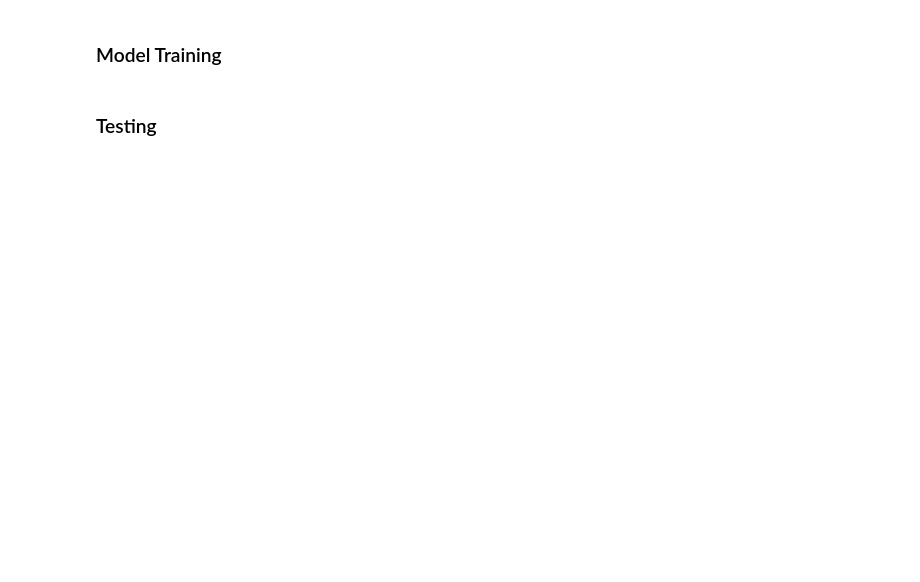
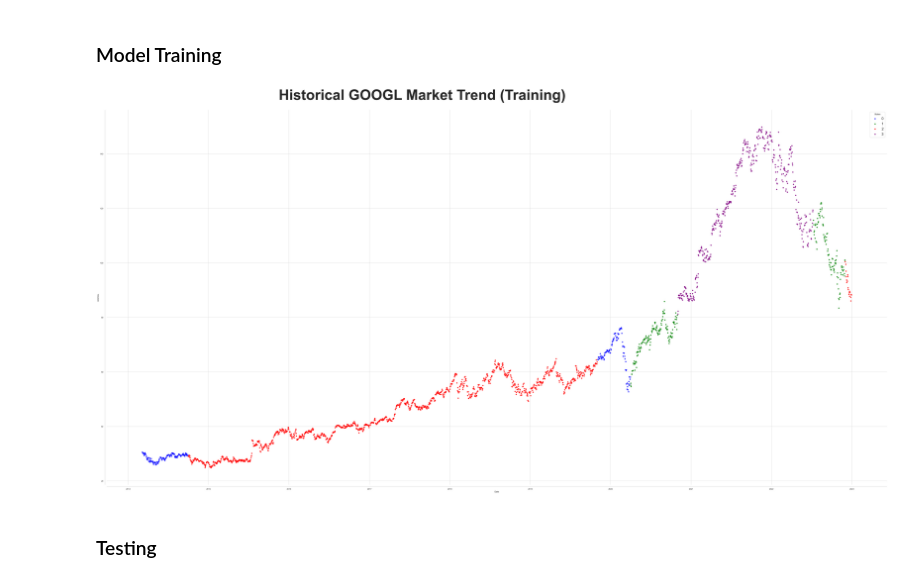
Before and after one commit to RaymondRaman/Stock-Market-Trend-Forecasting-with-Regime-and-Diffusion-Model, a Jupyter notebook: 4a. HMM_training&testing.ipynb, the cells around one changed output. Cells and saved outputs as stored; diff of their text form; code cells hidden in the pictures; blank space fills up the shorter version.

```diff
--- a/4a. HMM_training&testing.ipynb
+++ b/4a. HMM_training&testing.ipynb
@@ -7,13 +7,15 @@ import joblib
 # %%
 # Load training data
 config_data = load_config_file()
 stock_list = config_data['stock_dict']
 training_stock_df = load_training_data()
 
-stock = 'AMZN'
+stock = 'GOOGL'
 target_columns = config_data['selected_features_dict'][stock]
 train_df = training_stock_df[stock][target_columns]
-model, states = HMM_training(stock, train_df, n_components=5)
+model, states = HMM_training(stock, train_df, n_components=4)
+# %% [output]
+[figure, added]
 # %%
 # Save the model and states
 save_HMM_states_excel(stock, states)
```
Also changed, not shown: parts of 1 cell of this notebook, 8 other files.
